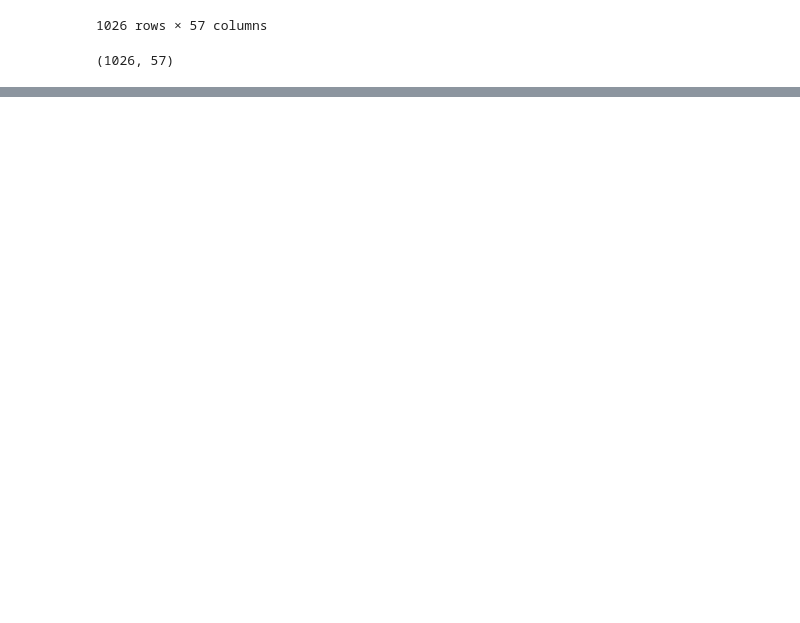
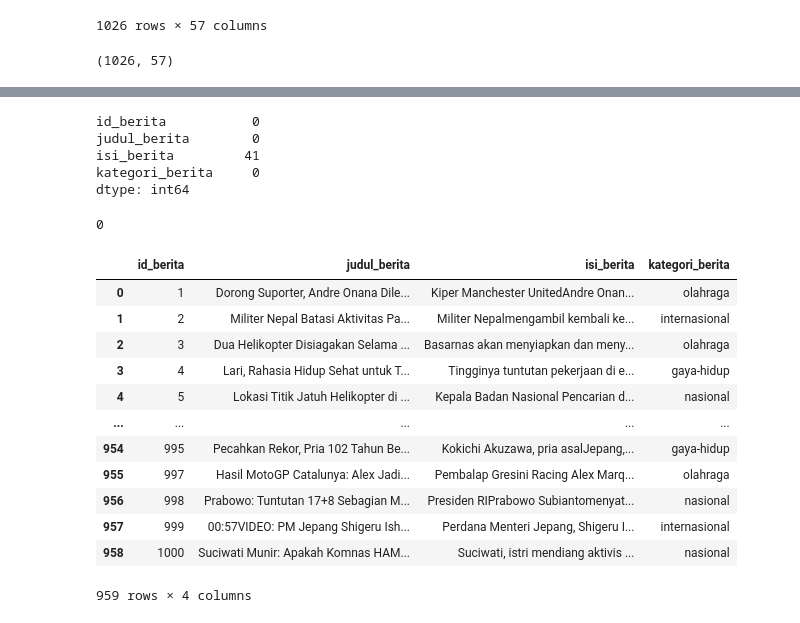
Before and after one commit to ahyaac/PPW, a Jupyter notebook: _sources/tugass/tugas5_cbow&tf-idf.ipynb, the cells around one changed output, grey strips where cells are left out. Cells and saved outputs as stored; diff of their text form; code cells hidden in the pictures; blank space fills up the shorter version.

```diff
--- a/_sources/tugass/tugas5_cbow&tf-idf.ipynb
+++ b/_sources/tugass/tugas5_cbow&tf-idf.ipynb
@@ -383,0 +425,33 @@ embedding_df.shape
+# %%
+# Cek jumlah NaN di tiap kolom
+print(berita_cnn.isna().sum())
+# %% [output]
+id_berita           0
+judul_berita        0
+isi_berita         41
+kategori_berita     0
+dtype: int64
+# %%
+# Hapus baris yang abstrak_en kosong
+data = berita_cnn.dropna(subset=['isi_berita']).reset_index(drop=True)
+
+# Cek lagi apakah masih ada yang kosong
+print(data['isi_berita'].isna().sum())
+# %% [output]
+0
+# %%
+data
+# %% [output]
+|  | id_berita | judul_berita | isi_berita | kategori_berita |
+| 0 | 1 | Dorong Suporter, Andre Onana Dile... | Kiper Manchester UnitedAndre Onan... | olahraga |
+| 1 | 2 | Militer Nepal Batasi Aktivitas Pa... | Militer Nepalmengambil kembali ke... | internasional |
+| 2 | 3 | Dua Helikopter Disiagakan Selama ... | Basarnas akan menyiapkan dan meny... | olahraga |
+| 3 | 4 | Lari, Rahasia Hidup Sehat untuk T... | Tingginya tuntutan pekerjaan di e... | gaya-hidup |
+| 4 | 5 | Lokasi Titik Jatuh Helikopter di ... | Kepala Badan Nasional Pencarian d... | nasional |
+| ... | ... | ... | ... | ... |
+| 954 | 995 | Pecahkan Rekor, Pria 102 Tahun Be... | Kokichi Akuzawa, pria asalJepang,... | gaya-hidup |
+| 955 | 997 | Hasil MotoGP Catalunya: Alex Jadi... | Pembalap Gresini Racing Alex Marq... | olahraga |
+| 956 | 998 | Prabowo: Tuntutan 17+8 Sebagian M... | Presiden RIPrabowo Subiantomenyat... | nasional |
+| 957 | 999 | 00:57VIDEO: PM Jepang Shigeru Ish... | Perdana Menteri Jepang, Shigeru I... | internasional |
+| 958 | 1000 | Suciwati Munir: Apakah Komnas HAM... | Suciwati, istri mendiang aktivis ... | nasional |
+959 rows × 4 columns
```
Also changed, not shown: parts of 33 cells of this notebook, 7 other files.
